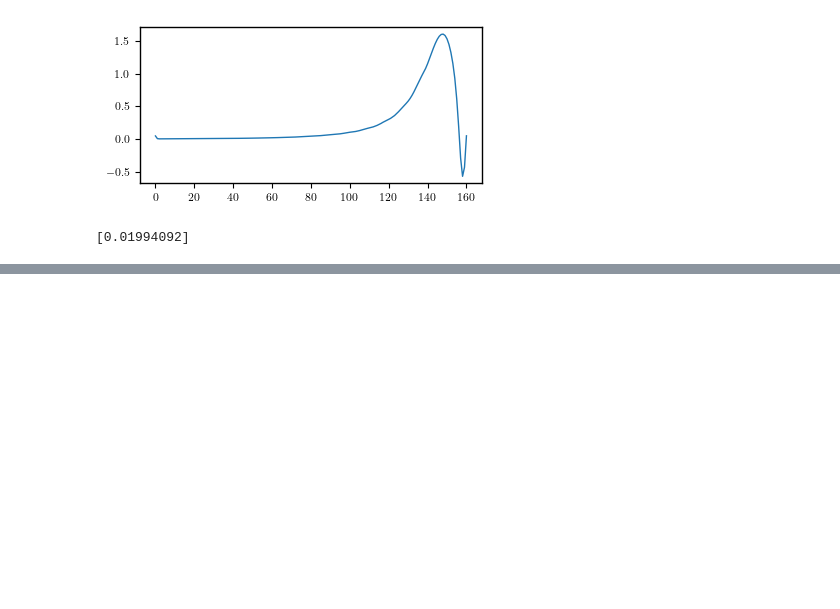
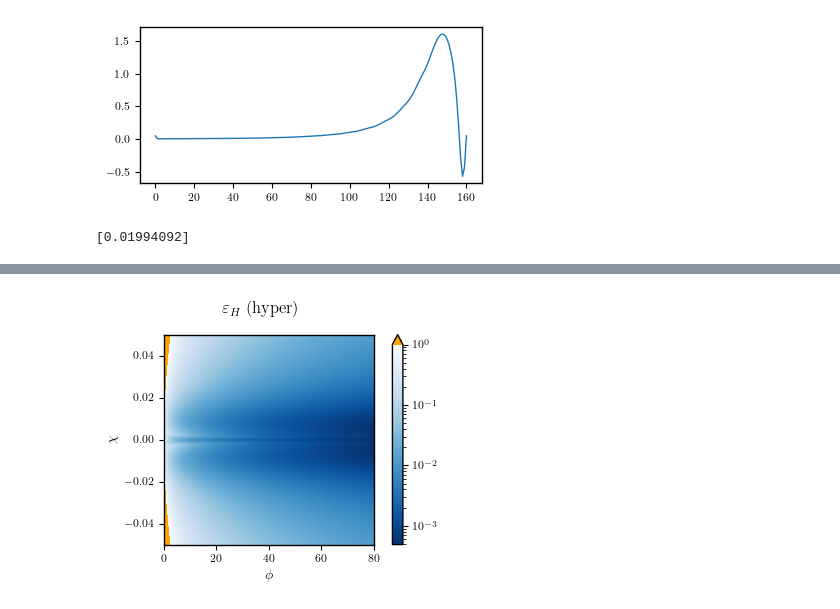
Before and after one commit to smups/srrt_models, a Jupyter notebook: plots.ipynb, the cells around one changed output, grey strips where cells are left out. Saved outputs shown, nothing was run; the diff lists cells and outputs as text; code cells hidden in the pictures; blank space fills up the shorter version.

```diff
--- a/plots.ipynb
+++ b/plots.ipynb
@@ -1039,0 +1127,33 @@ print(epsilon_H_ot[60])
+# %%
+fig, ax = plt.subplots(figsize=(4,3))
+
+#show consistency condition
+image = ax.imshow(np.transpose(np.abs(epsilon_H)),
+  extent = extent,
+  cmap = sr_cmap,
+  origin = 'lower',
+  aspect = ratio,
+  norm = "log",
+  vmax=1
+)
+
+#show trajectory
+# ax.plot(x, y, color='black')
+# ax.scatter(
+#   [x[0], x[-1]],
+#   [y[0], y[-1]],
+#   color='black'
+# )
+
+ax.set_xlabel('$\\phi$')
+ax.set_ylabel('$\\chi$')
+
+#add a colorbar
+fig.colorbar(image, extend='max')
+
+#save
+fig.suptitle(f'$\\varepsilon_H$ ({model})')
+fig.show()
+fig.savefig(f"./figs/{model}_epsilon_H_WITH_trajectory_log.pdf", dpi=500)
+# %% [output]
+[figure, added]
```
Also changed, not shown: parts of 4 cells of this notebook, 6 other files.
